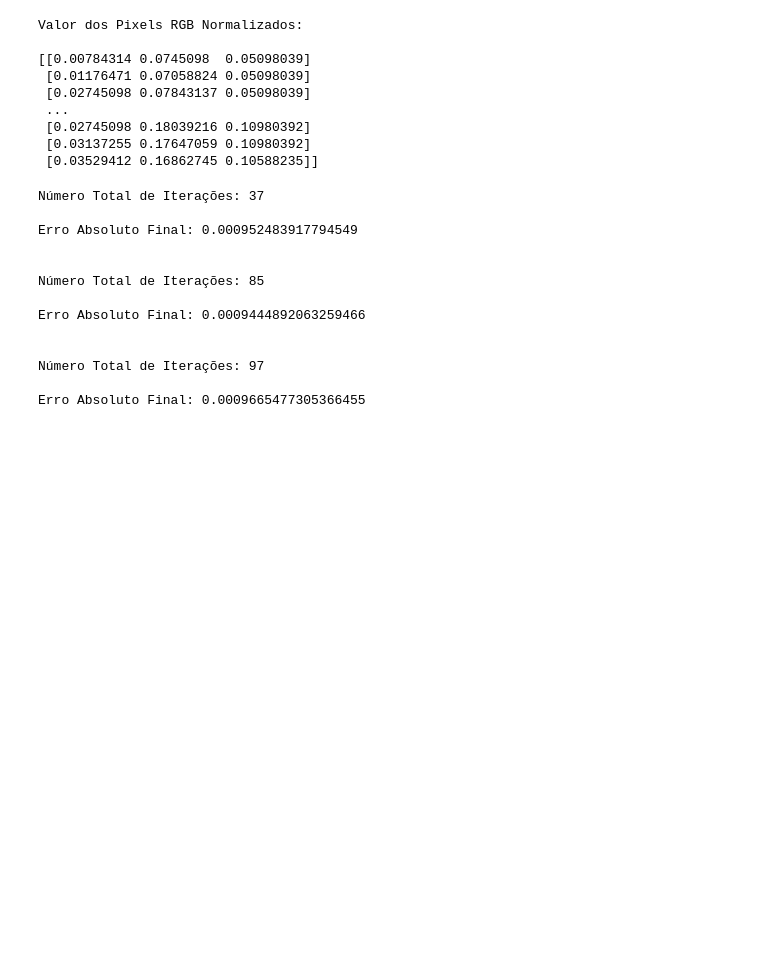
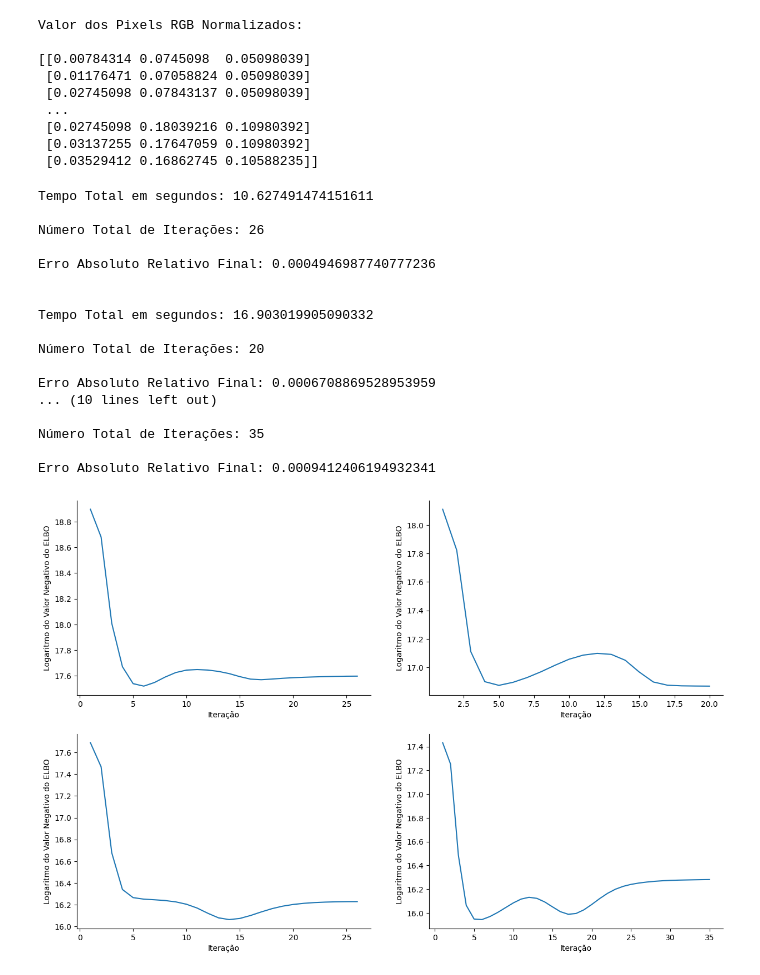
Before and after one commit to icruz2003rjsoares2403/GaussianMixtureModel, a Jupyter notebook: ImageSegmentation.ipynb, the cells around one changed output. Cells and saved outputs as stored; diff of their text form; code cells hidden in the pictures; blank space fills up the shorter version.

```diff
--- a/ImageSegmentation.ipynb
+++ b/ImageSegmentation.ipynb
@@ -43,7 +44,7 @@ Valor dos Pixels RGB Normalizados:
  [0.03137255 0.17647059 0.10980392]
  [0.03529412 0.16862745 0.10588235]]
 # %%
-M_HAT = [5, 10, 15]
+M_HAT = [5, 10, 15, 20]
 
 GMM = {}
 
@@ -53,19 +54,51 @@ for M in M_HAT:
 
     GMM[f'M = {M}'].fit_parameters()
 # %% [output]
-Número Total de Iterações: 37
+Tempo Total em segundos: 10.627491474151611
 
-Erro Absoluto Final: 0.000952483917794549
+Número Total de Iterações: 26
+
+Erro Absoluto Relativo Final: 0.0004946987740777236
 
 
-Número Total de Iterações: 85
+Tempo Total em segundos: 16.903019905090332
 
-Erro Absoluto Final: 0.0009444892063259466
+Número Total de Iterações: 20
 
+Erro Absoluto Relativo Final: 0.0006708869528953959
+... (10 lines left out)
 
-Número Total de Iterações: 97
+Número Total de Iterações: 35
 
-Erro Absoluto Final: 0.0009665477305366455
+Erro Absoluto Relativo Final: 0.0009412406194932341
+# %%
+fig, ax = plt.subplots(nrows = 2, ncols = 2, figsize = (15, 10))
+
+ax = ax.ravel()
+
+for i in range(4):
+
+    sns.lineplot(
+
+        ax = ax[i],
+
+        x = np.arange(start = 1, stop = GMM[f'M = {M_HAT[i]}'].F + 1),
+
+        y = np.log(-GMM[f'M = {M_HAT[i]}'].H)
+
+    )
+
+    ax[i].spines['top'].set_visible(False)
+
+    ax[i].spines['right'].set_visible(False)
+
+    ax[i].set_xlabel('Iteração')
+
+    ax[i].set_ylabel('Logaritmo do Valor Negativo do ELBO')
+
+plt.show()
+# %% [output]
+[figure, added]
 # %%
 X_HAT = {}
 
```
Also changed, not shown: parts of 2 cells of this notebook, 2 other files.
